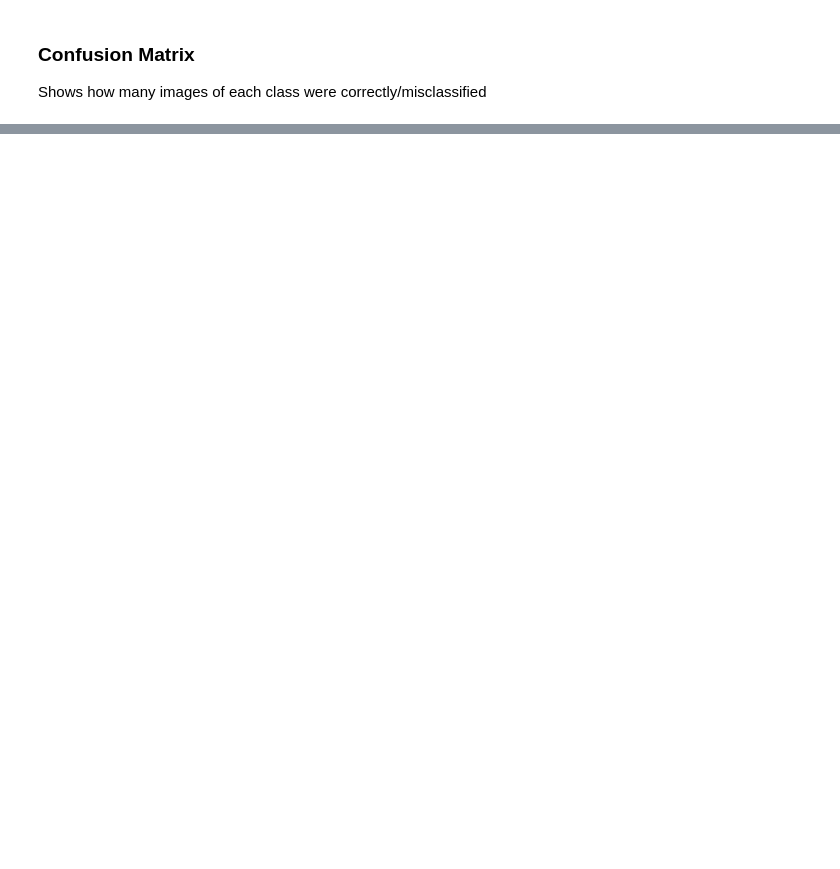
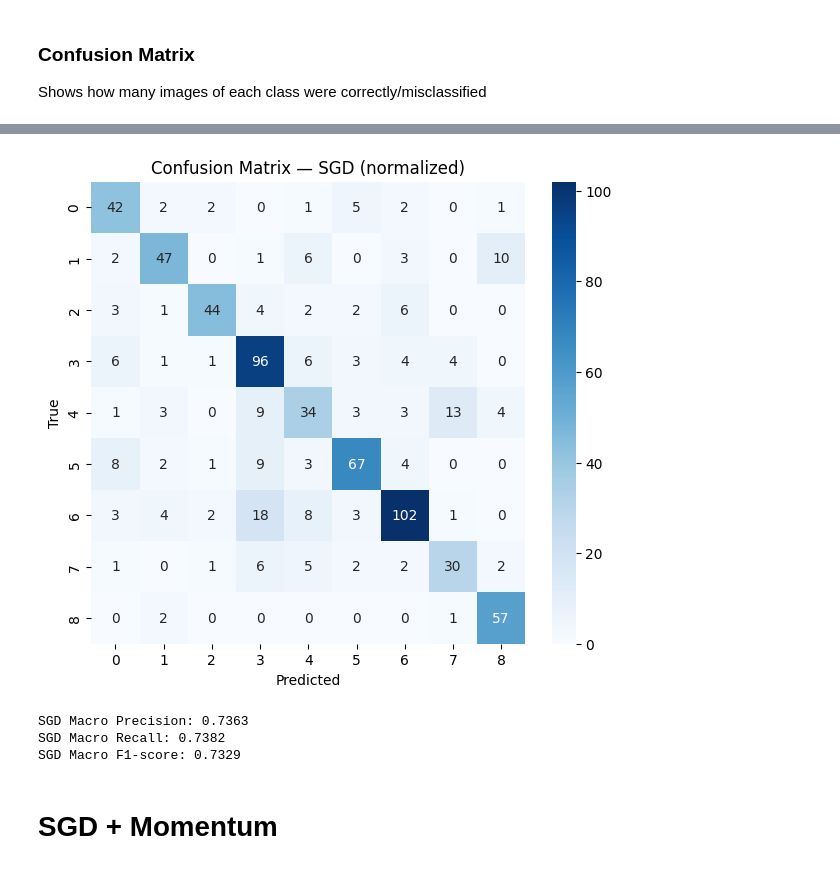
Before and after one commit to NethmiAmasha/Waste-Image-Classification-CNN, a Jupyter notebook: CNN.ipynb, the cells around one changed output, grey strips where cells are left out. Drawn from its saved outputs; the diff is of its cells as text; code cells hidden in the pictures; blank space fills up the shorter version.

```diff
--- a/CNN.ipynb
+++ b/CNN.ipynb
@@ -313,0 +424,40 @@ from tensorflow.keras import layers, models
+# %%
+y_true, y_pred = [], []
+for bx, by in test_ds:
+    probs = model_sgd.predict(bx, verbose=0)
+    y_pred.extend(np.argmax(probs, axis=1))
+    y_true.extend(by.numpy())
+y_true, y_pred = np.array(y_true), np.array(y_pred)
+
+cm_sgd = confusion_matrix(y_true, y_pred, normalize='true')  # normalized by true labels
+
+plt.figure(figsize=(7,6))
+sns.heatmap(cm, annot=True, fmt='d', cmap='Blues')
+
+plt.title("Confusion Matrix — SGD (normalized)")
+plt.xlabel("Predicted"); plt.ylabel("True")
+plt.show()
+# %% [output]
+[figure, added]
+# %%
+from sklearn.metrics import classification_report, precision_score, recall_score, f1_score
+
+# already have:
+# y_true = np.concatenate([y for x, y in test_ds], axis=0)
+# y_pred_probs = model_sgd.predict(test_ds)
+# y_pred = np.argmax(y_pred_probs, axis=1)
+
+# --- Metrics ---
+precision_macro = precision_score(y_true, y_pred, average='macro')
+recall_macro = recall_score(y_true, y_pred, average='macro')
+f1_macro = f1_score(y_true, y_pred, average='macro')
+
+print("SGD Macro Precision:", round(precision_macro,4))
+print("SGD Macro Recall:", round(recall_macro,4))
+print("SGD Macro F1-score:", round(f1_macro,4))
+# %% [output]
+SGD Macro Precision: 0.7363
+SGD Macro Recall: 0.7382
+SGD Macro F1-score: 0.7329
+# %% [markdown]
+# **SGD + Momentum**
```
Also changed, not shown: parts of 20 cells of this notebook.
